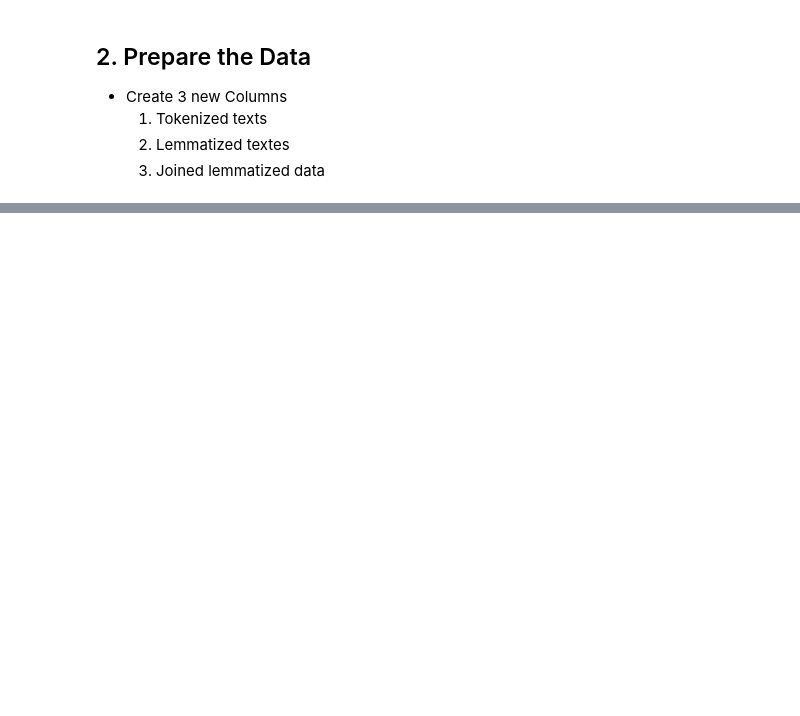
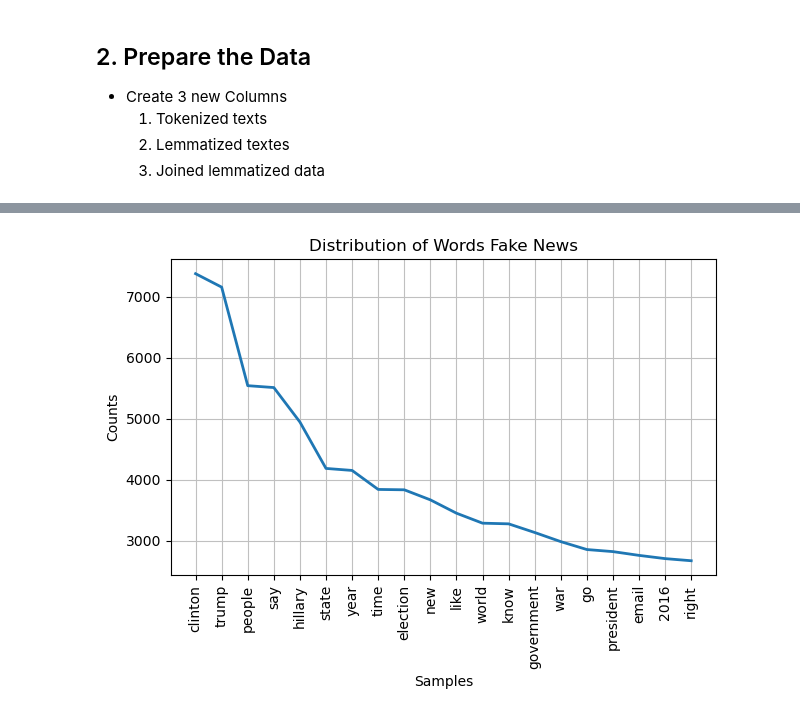
Before and after one commit to SeeBee8/AML-Core-Assignments, a Jupyter notebook: Comparing Texts.ipynb, the cells around one changed output, grey strips where cells are left out. Cells and saved outputs as stored; diff of their text form; code cells hidden in the pictures; blank space fills up the shorter version.

```diff
--- a/Comparing Texts.ipynb
+++ b/Comparing Texts.ipynb
@@ -102,0 +262,10 @@ NameError: name 'doc' is not defined
+# %%
+# Split the lemmas into individual token words
+fake_news_lemmas_split = fake_news_lemmas.split()
+# Pass the tokenized lemmas to the class constructor and plot the distribution
+fake_dist = FreqDist(fake_news_lemmas_split)
+ax = fake_dist.plot(20, show=False, title='Distribution of Words Fake News')
+plt.tight_layout()
+plt.savefig('fake_news_freq_dist.png')
+# %% [output]
+[figure, added]
```
Also changed, not shown: parts of 31 cells of this notebook, 2 other files.
